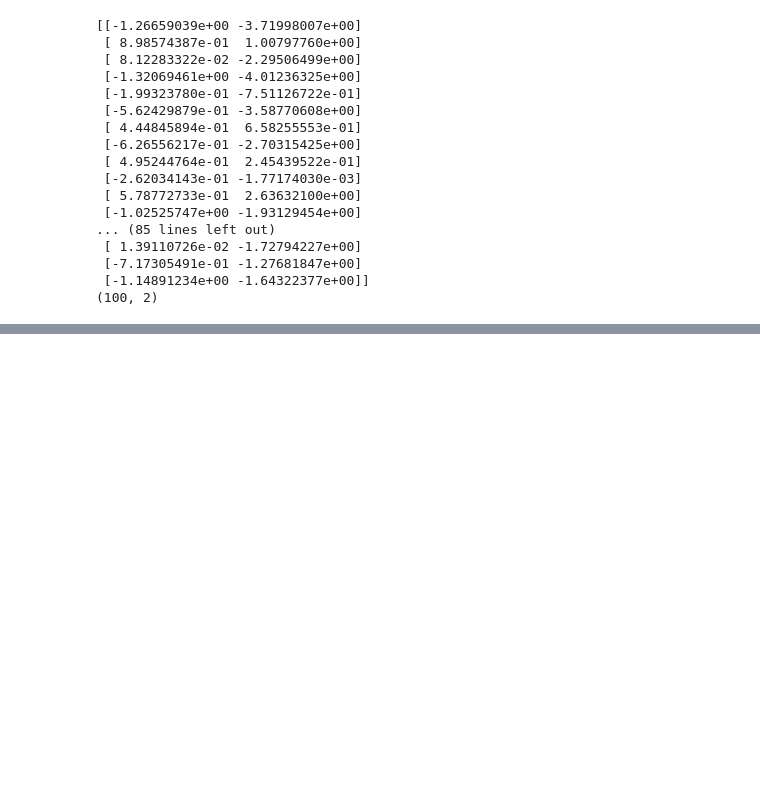
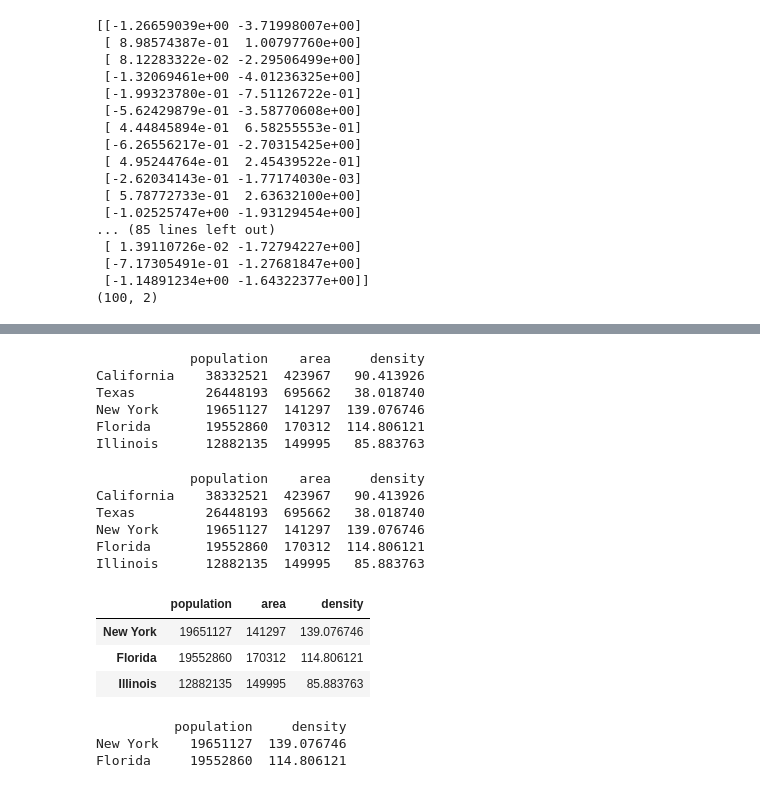
Before and after one commit to sshin01/GEUM-CHEOL, a Jupyter notebook: datascience/exer/1_hello.world.ipynb, the cells around one changed output, grey strips where cells are left out. Drawn from its saved outputs; the diff is of its cells as text; code cells hidden in the pictures; blank space fills up the shorter version.

```diff
--- a/datascience/exer/1_hello.world.ipynb
+++ b/datascience/exer/1_hello.world.ipynb
@@ -1211,0 +1293,11 @@ plt.scatter(selected[:, 0], selected[:, 1],
+# %%
+"""
+ pandas object: DataFrame
+"""
+
+area_dict = {'California': 423967, 'Texas': 695662, 'New York': 141297,
+             'Florida': 170312, 'Illinois': 149995}
+
+
+area = pd.Series(area_dict)
+print(area)
@@ -1211,0 +1311,11 @@ plt.scatter(selected[:, 0], selected[:, 1],
+# %%
+"""
+Caution: Slicing Series object using explicit/implicit indexing
+"""
+
+states = pd.DataFrame({'population': population, 'area': area})
+print(states)
+
+print(states.index)
+print(states.columns)
+print(states['population'])
@@ -1211,0 +1386,38 @@ plt.scatter(selected[:, 0], selected[:, 1],
+# %%
+"""
+caution: Slicing series object using explicit/implicit indexing
+"""
+
+states['density'] = states['population'] / states['area']
+print(states)
+# %% [output]
+            population    area     density
+California    38332521  423967   90.413926
+Texas         26448193  695662   38.018740
+New York      19651127  141297  139.076746
+Florida       19552860  170312  114.806121
+Illinois      12882135  149995   85.883763
+# %%
+# Indexer: loc, iLoc
+
+print(states)
+
+states.loc['New York': 'Illinois']
+# %% [output]
+            population    area     density
+California    38332521  423967   90.413926
+Texas         26448193  695662   38.018740
+New York      19651127  141297  139.076746
+Florida       19552860  170312  114.806121
+Illinois      12882135  149995   85.883763
+|  | population | area | density |
+| New York | 19651127 | 141297 | 139.076746 |
+| Florida | 19552860 | 170312 | 114.806121 |
+| Illinois | 12882135 | 149995 | 85.883763 |
+# %%
+# Masking and fancy indexing using the loc indexer
+print(states.loc[states.density > 100, ['population', 'density']], '\n')
+# %% [output]
+          population     density
+New York    19651127  139.076746
+Florida     19552860  114.806121
```
Also changed, not shown: parts of 26 cells of this notebook.
